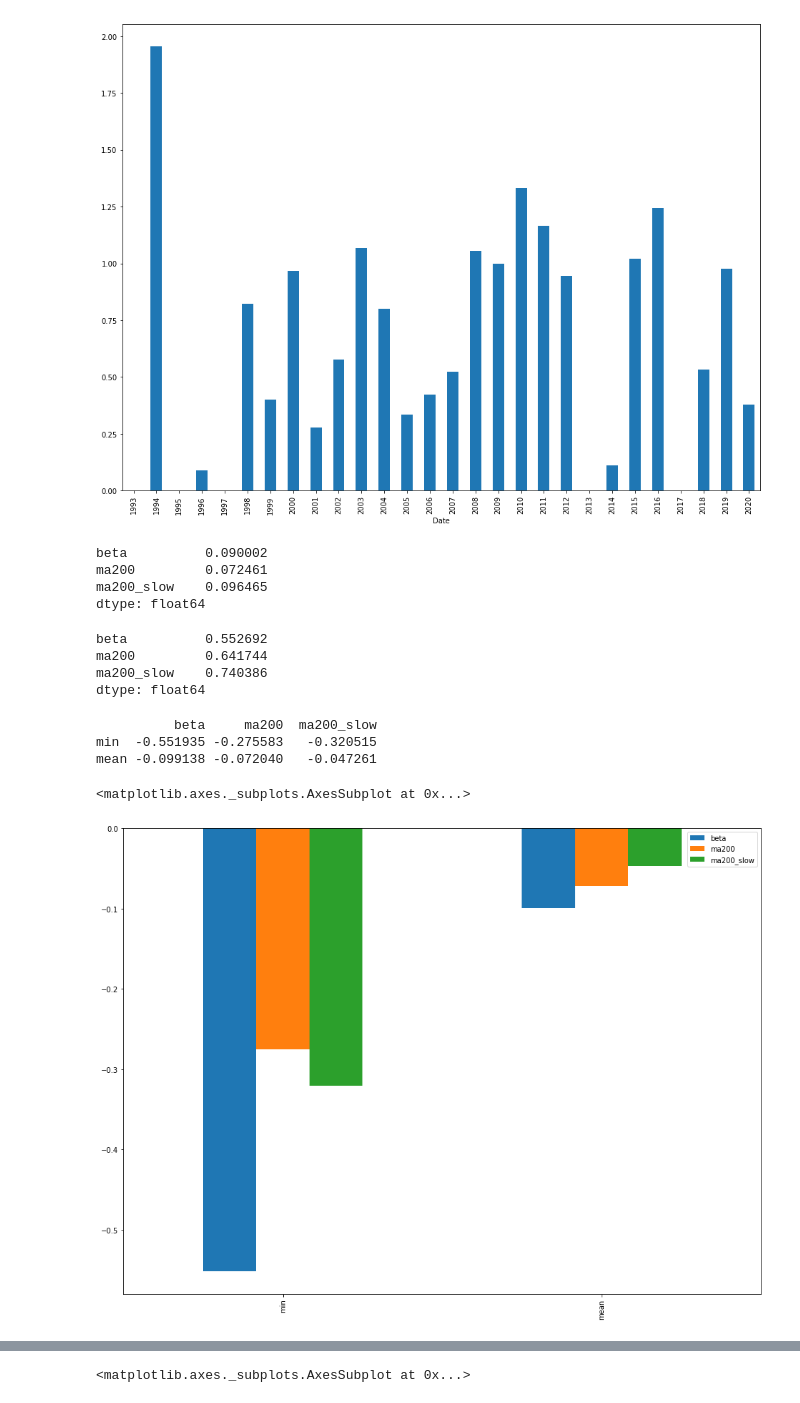
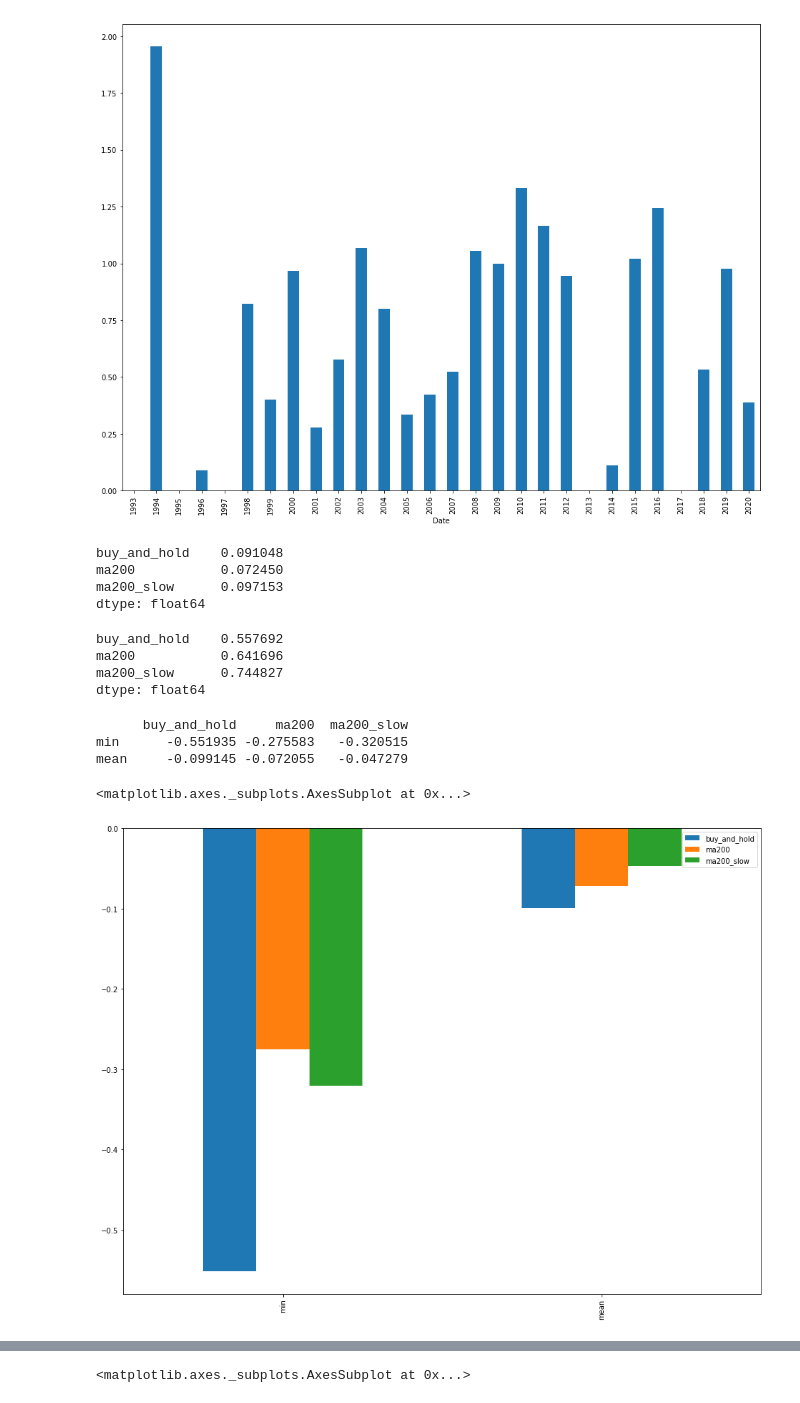
Before and after one commit to chiaolun/market-timing, a Jupyter notebook: MA200 fast and slow - tradeable version.ipynb, the cells around one changed output, grey strips where cells are left out. Saved outputs shown, nothing was run; the diff lists cells and outputs as text; code cells hidden in the pictures.

```diff
--- a/MA200 fast and slow - tradeable version.ipynb
+++ b/MA200 fast and slow - tradeable version.ipynb
@@ -85,4 +87,4 @@ strats = pd.DataFrame({
 # %%
 # Slightly worse returns
-strats.add(1).apply(np.log).mean().mul(250).apply(np.exp).sub(1)
+strats.mul(rets, axis=0).add(1).apply(np.log).mean().mul(250).apply(np.exp).sub(1)
 # %% [output]
@@ -143,2 +143,4 @@ position_smooth = smoothen(position, 90)
+# %%
+strats['ma200_slow'] = smoothen(strats.ma200, 90)
 # %%
 # Smoothed MA200 crossover
@@ -156,44 +158,38 @@ plot_dd(position_smooth * rets)
 # %% [output]
 <matplotlib.axes._subplots.AxesSubplot at 0x...>
 [figure]
-# %%
-strats = pd.DataFrame({
-    'beta': rets,
-    'ma200': (position * rets),
-    'ma200_slow': (position_smooth * rets),
-})
 # %%
 # Average annual returns
-strats.add(1).apply(np.log).mean().mul(250).apply(np.exp).sub(1)
+strats.mul(rets, axis=0).add(1).apply(np.log).mean().mul(250).apply(np.exp).sub(1)
 # %% [output]
-beta          0.090002
-ma200         0.072461
-ma200_slow    0.096465
+buy_and_hold    0.091048
+ma200           0.072450
+ma200_slow      0.097153
 dtype: float64
 # %%
 # Sharpe ratios
-strats.agg(lambda xs: xs.mean() / xs.std() * 250**0.5)
+strats.mul(rets, axis=0).agg(lambda xs: xs.mean() / xs.std() * 250**0.5)
 # %% [output]
-beta          0.552692
-ma200         0.641744
-ma200_slow    0.740386
+buy_and_hold    0.557692
+ma200           0.641696
+ma200_slow      0.744827
 dtype: float64
 # %%
 # Drawdowns
 dd = (
-    strats
+    strats.mul(rets, axis=0)
     .add(1).cumprod()
     .transform(lambda xs: xs / xs.cummax() - 1)
 )
 dd_agg = dd.agg(['min', 'mean'])
 print(dd_agg)
 dd_agg.plot.bar()
 # %% [output]
-          beta     ma200  ma200_slow
-min  -0.551935 -0.275583   -0.320515
-mean -0.099138 -0.072040   -0.047261
+      buy_and_hold     ma200  ma200_slow
+min      -0.551935 -0.275583   -0.320515
+mean     -0.099145 -0.072055   -0.047279
 <matplotlib.axes._subplots.AxesSubplot at 0x...>
-[figure, old version]
+[figure, new version]
 # %%
 # Drawdowns side by side
 dd.plot(lw=1)
```
Also changed, not shown: parts of 29 cells of this notebook, 4 other files.
